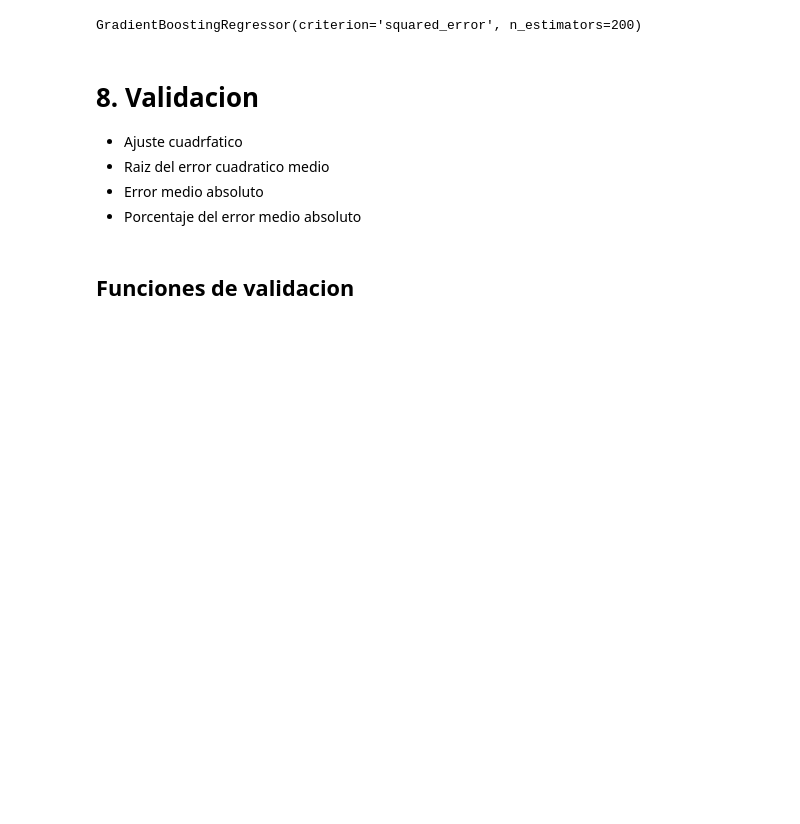
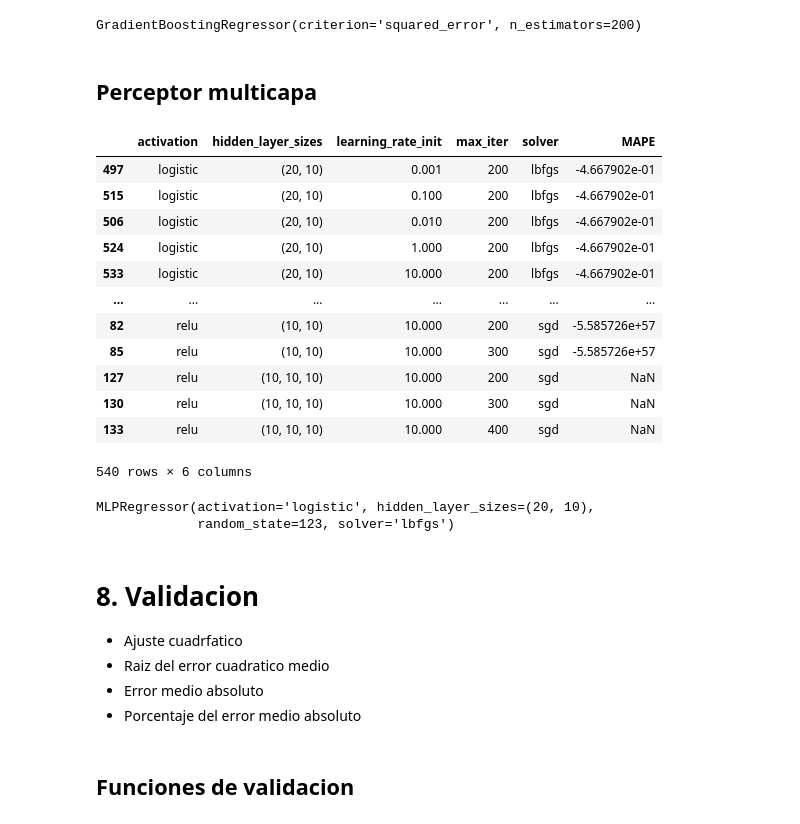
Before and after one commit to DavidBetancurRamirez/ComputacionCientifica, a Jupyter notebook: regresion/regresion_clase.ipynb, the cells around one changed output. Drawn from its saved outputs; the diff is of its cells as text; code cells hidden in the pictures; blank space fills up the shorter version.

Commit message:
Add Perceptor multicapa

```diff
--- a/regresion/regresion_clase.ipynb
+++ b/regresion/regresion_clase.ipynb
@@ -702,6 +702,50 @@ modelo_7_final = reg_7.best_estimator_
 modelo_7_final
 # %% [output]
 GradientBoostingRegressor(criterion='squared_error', n_estimators=200)
+# %% [markdown]
+## Perceptor multicapa
+# %%
+modelo_8 = MLPRegressor(random_state=123)
+
+param_grid = {
+  'hidden_layer_sizes': [(10,), (10,10,), (10,10,10,), (20,10,)],
+  'activation': ['relu', 'tanh', 'logistic'],
+  'solver': ['adam', 'sgd', 'lbfgs'],
+  'max_iter': [200, 300, 400],
+  'learning_rate_init': [0.001, 0.01, 0.1, 1, 10]
+}
+
+reg_8 = GridSearchCV(estimator=modelo_8, param_grid=param_grid, cv=3, scoring='neg_mean_absolute_percentage_error')
+reg_8.fit(X_train, y_train)
+
+validation = pd.concat(
+  [
+    pd.DataFrame(reg_8.cv_results_['params']),
+    pd.DataFrame(reg_8.cv_results_['mean_test_score'], columns=['MAPE'])
+  ],
+  axis=1
+)
+validation.sort_values('MAPE', ascending=False)
+# %% [output]
+|  | activation | hidden_layer_sizes | learning_rate_init | max_iter | solver | MAPE |
+| 497 | logistic | (20, 10) | 0.001 | 200 | lbfgs | -4.667902e-01 |
+| 515 | logistic | (20, 10) | 0.100 | 200 | lbfgs | -4.667902e-01 |
+| 506 | logistic | (20, 10) | 0.010 | 200 | lbfgs | -4.667902e-01 |
+| 524 | logistic | (20, 10) | 1.000 | 200 | lbfgs | -4.667902e-01 |
+| 533 | logistic | (20, 10) | 10.000 | 200 | lbfgs | -4.667902e-01 |
+| ... | ... | ... | ... | ... | ... | ... |
+| 82 | relu | (10, 10) | 10.000 | 200 | sgd | -5.585726e+57 |
+| 85 | relu | (10, 10) | 10.000 | 300 | sgd | -5.585726e+57 |
+| 127 | relu | (10, 10, 10) | 10.000 | 200 | sgd | NaN |
+| 130 | relu | (10, 10, 10) | 10.000 | 300 | sgd | NaN |
+| 133 | relu | (10, 10, 10) | 10.000 | 400 | sgd | NaN |
+540 rows × 6 columns
+# %%
+modelo_8_final = reg_8.best_estimator_
+modelo_8_final
+# %% [output]
+MLPRegressor(activation='logistic', hidden_layer_sizes=(20, 10),
+             random_state=123, solver='lbfgs')
 # %% [markdown]
 # 8. Validacion
 
```
Also changed, not shown: parts of 22 cells of this notebook.
